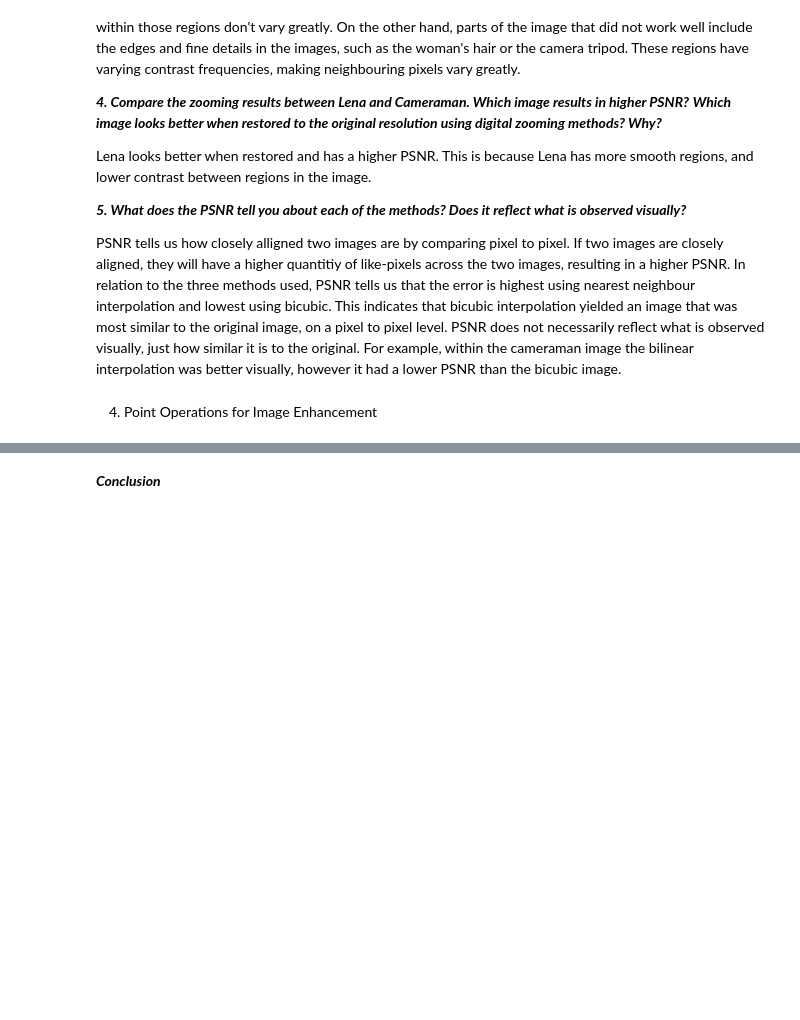
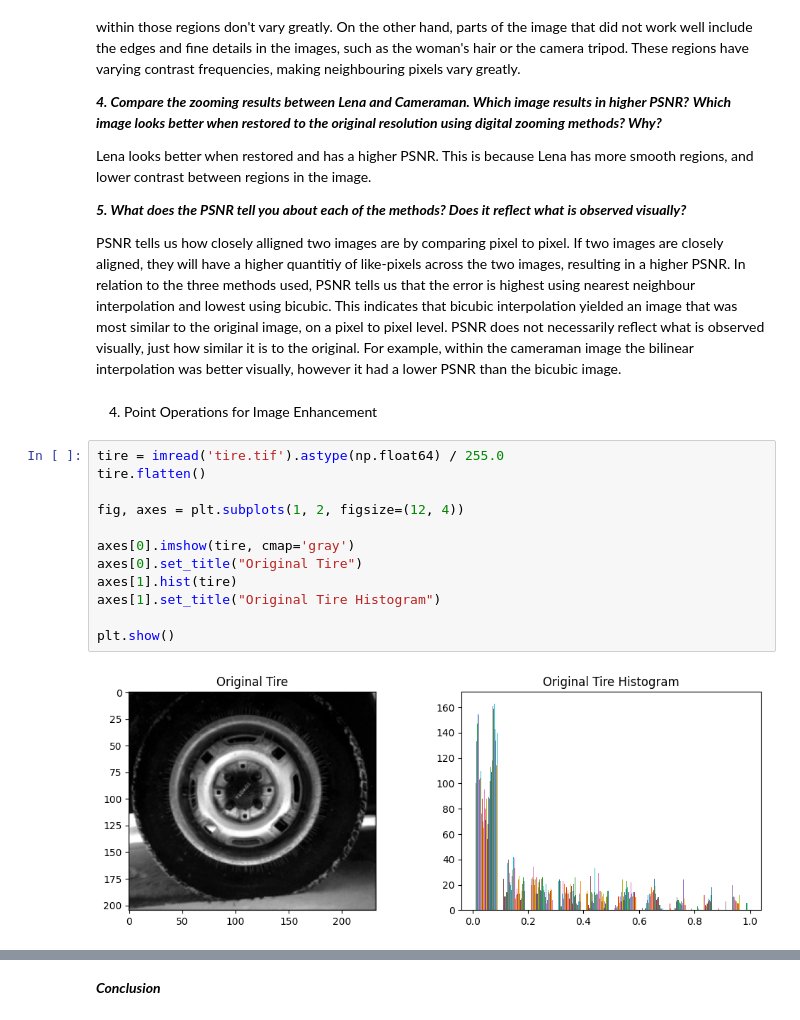
Before and after one commit to adeleyounis/SYDE575, a Jupyter notebook: Lab1Template.ipynb, the cells around one changed output, grey strips where cells are left out. Cells and saved outputs as stored; diff of their text form; blank space fills up the shorter version.

Commit message:
Added point operations for image enhancement

```diff
--- a/Lab1Template.ipynb
+++ b/Lab1Template.ipynb
@@ -167,3 +167,17 @@ Lena looks better when restored and has a higher PSNR. This is because Lena has
 PSNR tells us how closely alligned two images are by comparing pixel to pixel. If two images are closely aligned, they will have a higher quantitiy of like-pixels across the two images, resulting in a higher PSNR. In relation to the three methods used, PSNR tells us that the error is highest using nearest neighbour interpolation and lowest using bicubic. This indicates that bicubic interpolation yielded an image that was most similar to the original image, on a pixel to pixel level. PSNR does not necessarily reflect what is observed visually, just how similar it is to the original. For example, within the cameraman image the bilinear interpolation was better visually, however it had a lower PSNR than the bicubic image.
 # %% [markdown]
 4. Point Operations for Image Enhancement
+# %%
+tire = imread('tire.tif').astype(np.float64) / 255.0
+tire.flatten()
+
+fig, axes = plt.subplots(1, 2, figsize=(12, 4))
+
+axes[0].imshow(tire, cmap='gray')
+axes[0].set_title("Original Tire")
+axes[1].hist(tire)
+axes[1].set_title("Original Tire Histogram")
+
+plt.show()
+# %% [output]
+[figure, added]
```
Also changed, not shown: parts of 3 cells of this notebook.
